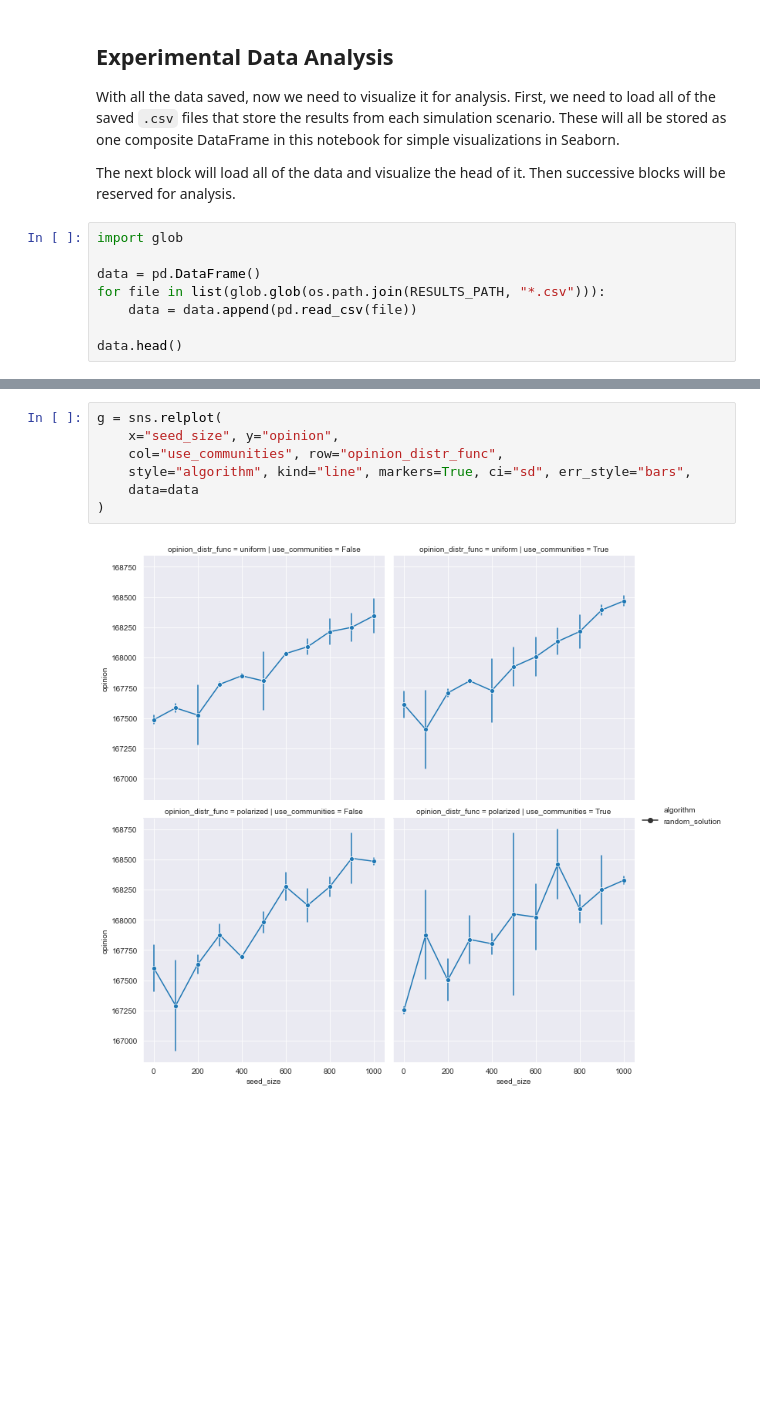
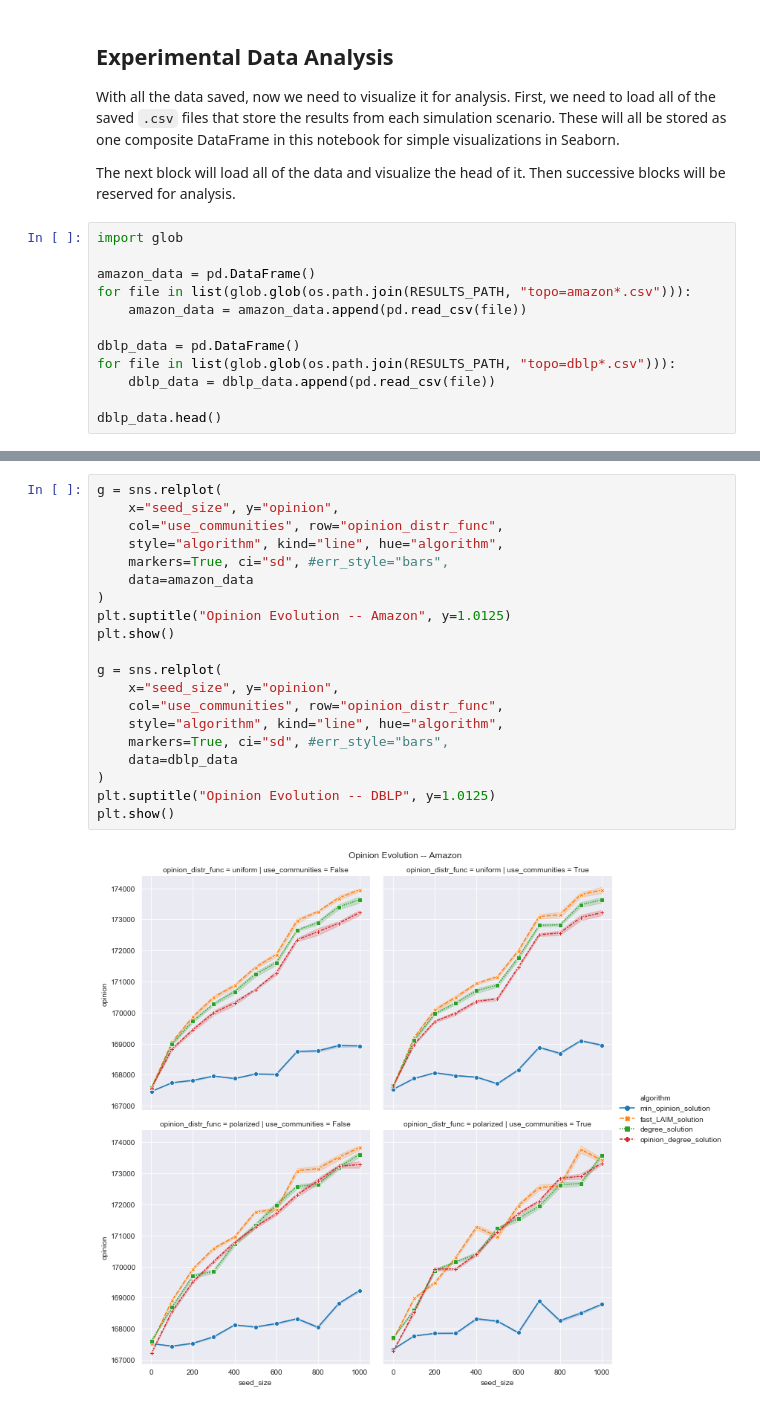
Before and after one commit to nathaniel-hudson/BIC-Diffusion, a Jupyter notebook: src/Analysis.ipynb, the cells around one changed output, grey strips where cells are left out. Drawn from its saved outputs; the diff is of its cells as text; blank space fills up the shorter version.

```diff
--- a/src/Analysis.ipynb
+++ b/src/Analysis.ipynb
@@ -36,9 +36,13 @@ The next block will load all of the data and visualize the head of it. Then succ
 # %%
 import glob
 
-data = pd.DataFrame()
-for file in list(glob.glob(os.path.join(RESULTS_PATH, "*.csv"))):
-    data = data.append(pd.read_csv(file))
+amazon_data = pd.DataFrame()
+for file in list(glob.glob(os.path.join(RESULTS_PATH, "topo=amazon*.csv"))):
+    amazon_data = amazon_data.append(pd.read_csv(file))
 
-data.head()
+dblp_data = pd.DataFrame()
+for file in list(glob.glob(os.path.join(RESULTS_PATH, "topo=dblp*.csv"))):
+    dblp_data = dblp_data.append(pd.read_csv(file))
+
+dblp_data.head()
 # %% [output]
@@ -51,9 +55,22 @@ data.head()
 # %%
 g = sns.relplot(
     x="seed_size", y="opinion",
     col="use_communities", row="opinion_distr_func",
-    style="algorithm", kind="line", markers=True, ci="sd", err_style="bars",
-    data=data
+    style="algorithm", kind="line", hue="algorithm",
+    markers=True, ci="sd", #err_style="bars",
+    data=amazon_data
 )
+plt.suptitle("Opinion Evolution -- Amazon", y=1.0125)
+plt.show()
+
+g = sns.relplot(
+    x="seed_size", y="opinion",
+    col="use_communities", row="opinion_distr_func",
+    style="algorithm", kind="line", hue="algorithm",
+    markers=True, ci="sd", #err_style="bars",
+    data=dblp_data
+)
+plt.suptitle("Opinion Evolution -- DBLP", y=1.0125)
+plt.show()
 # %% [output]
-[figure, old version]
+[figure, new version]
```
Also changed, not shown: parts of 3 cells of this notebook.
